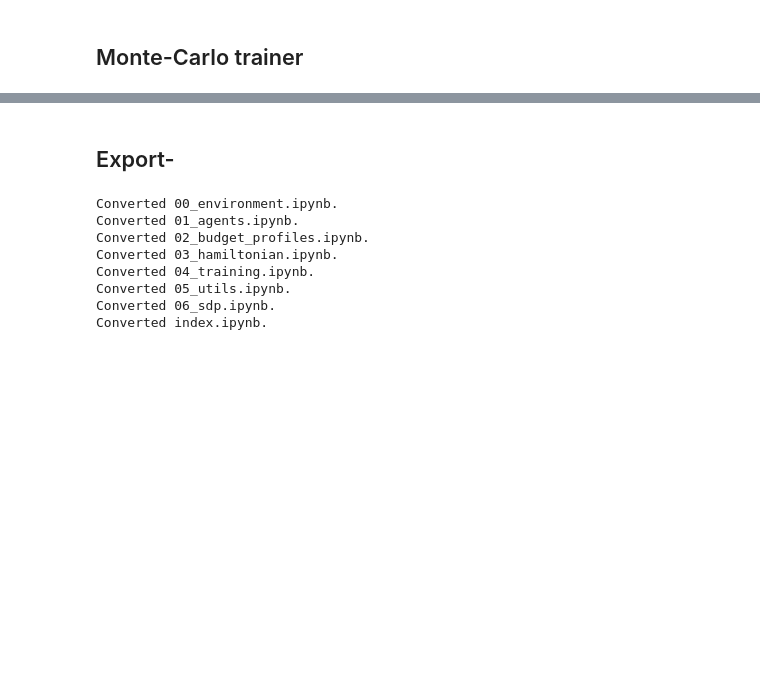
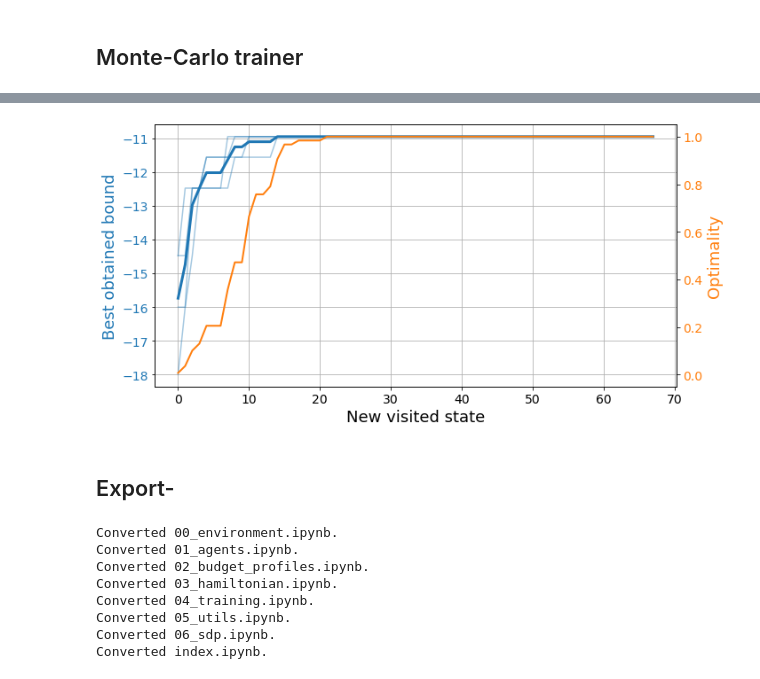
Before and after one commit to BorjaRequena/bounce, a Jupyter notebook: nbs/04_training.ipynb, the cells around one changed output, grey strips where cells are left out. Drawn from its saved outputs; the diff is of its cells as text; code cells hidden in the pictures; blank space fills up the shorter version.

```diff
--- a/nbs/04_training.ipynb
+++ b/nbs/04_training.ipynb
@@ -417,4 +450,4 @@ class MCTrainer:
 # %%
-bfs = MCTrainer(N, H, profile, n_agents=2, n_jobs=2)
+bfs = MCTrainer(env, n_agents=4, n_jobs=2)
 # %%
 results = bfs.train(350, opt=opt, best_ref=best_ref)
@@ -426,3 +454,7 @@ plt.grid()
+# %%
+plot_exploration(results)
+# %% [output]
+[figure, added]
 # %% [markdown]
 ## Export-
 # %%
```
Also changed, not shown: parts of 25 cells of this notebook, 35 other files.
